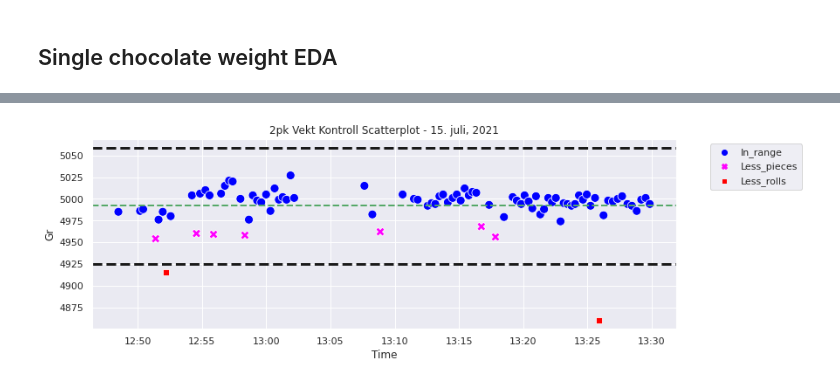
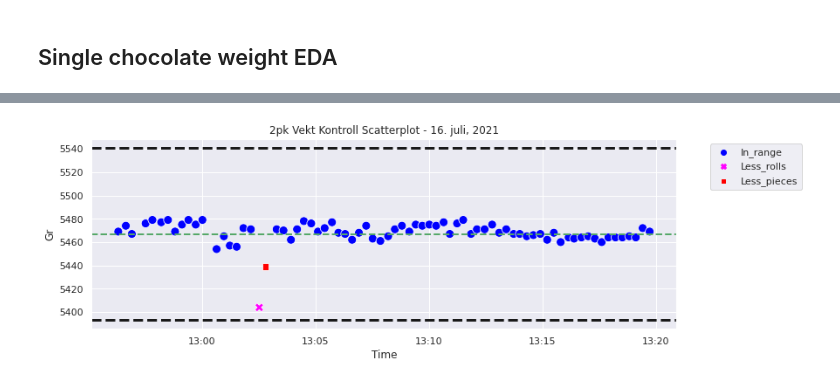
Before and after one commit to gabrielborja/python_data_analysis, a Jupyter notebook: molding_analysis.ipynb, the cells around one changed output, grey strips where cells are left out. Saved outputs shown, nothing was run; the diff lists cells and outputs as text; code cells hidden in the pictures.

```diff
--- a/molding_analysis.ipynb
+++ b/molding_analysis.ipynb
@@ -1255,7 +1255,7 @@ Saving 2021-07-15_2pk.csv to 2021-07-15_2pk (1).csv
 # %%
 #Storing dataset in a Pandas Dataframe
 import io
-df9 = pd.read_csv(io.BytesIO(uploaded9['2021-07-15_2pk.csv']), parse_dates=['Time'])
+df9 = pd.read_csv(io.BytesIO(uploaded9['2021-07-16_2pk_mar.csv']), parse_dates=['Time'])
 # %%
 #Renaming column
 df9 = df9.rename(columns={'Num': 'Gr'})
@@ -1292,6 +1292,6 @@ out_qr
 # %%
 #Assign weight categories
-df9 = df9.assign(Cat = np.where(df9['Gr']<4925, 'Less_rolls', np.where(df9['Gr'] < out_qr, 'Less_pieces', 'In_range')))
+df9 = df9.assign(Cat = np.where(df9['Gr']<5420, 'Less_rolls', np.where(df9['Gr'] < out_qr, 'Less_pieces', 'In_range')))
 df9.tail(4)
 # %% [output]
 |  | Time | Gr | Cat |
@@ -1367,13 +1363,13 @@ plt.show()
 # %%
 #Plotting the scatter plot of weights against time
 fig9_a = sns.scatterplot(data=df9, x='Time', y='Gr', hue='Cat', style='Cat', palette=['#0000ff', '#ff00ff', '#ff0000'], s=100)
 xformatter = mdates.DateFormatter("%H:%M")
 fig9_a.xaxis.set_major_formatter(xformatter)
-plt.axhline(4925, ls='--', linewidth=3, color='k') #==> Lower limit. Mean - 67g
-plt.axhline(4992, ls='--', linewidth=2, color='g') #==> Mean value
-plt.axhline(5059, ls='--', linewidth=3, color='k') #==> Upper limit. Mean + 67g
-plt.title('2pk Vekt Kontroll Scatterplot - 15. juli, 2021')
+plt.axhline(5393, ls='--', linewidth=3, color='k') #==> Lower limit. Mean - 74g
+plt.axhline(5467, ls='--', linewidth=2, color='g') #==> Mean value
+plt.axhline(5541, ls='--', linewidth=3, color='k') #==> Upper limit. Mean + 74g
+plt.title('2pk Vekt Kontroll Scatterplot - 16. juli, 2021')
 plt.legend(bbox_to_anchor=(1.05, 1)) #==> Set legend outside the chart
 plt.show()
 # %% [output]
-[figure, old version]
+[figure, new version]
```
Also changed, not shown: parts of 12 cells of this notebook.
